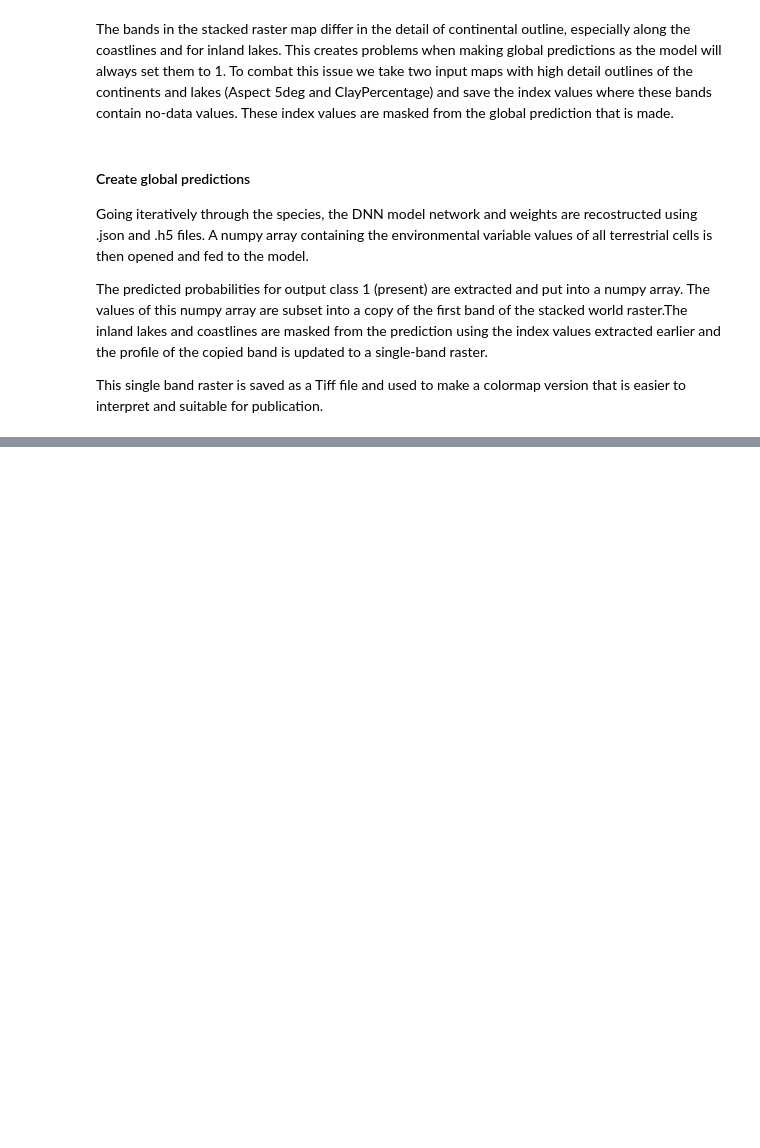
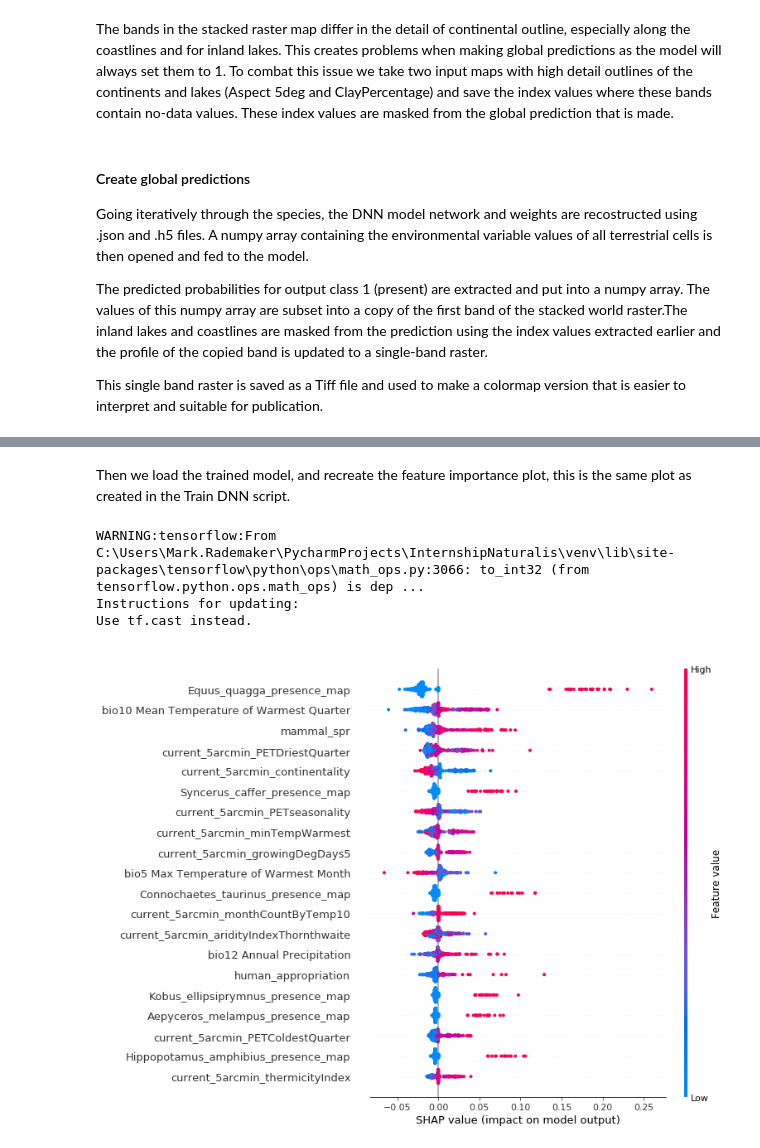
Before and after one commit to naturalis/trait-geo-diverse-dl, a Jupyter notebook: data_GIS_extended/script/5.Global_predictions_trained_DNN.ipynb, the cells around one changed output, grey strips where cells are left out. Cells and saved outputs as stored; diff of their text form; code cells hidden in the pictures; blank space fills up the shorter version.

```diff
--- a/data_GIS_extended/script/5.Global_predictions_trained_DNN.ipynb
+++ b/data_GIS_extended/script/5.Global_predictions_trained_DNN.ipynb
@@ -193,0 +258,41 @@ for species in taxa[:]:
+# %% [markdown]
+Then we load the trained model, and recreate the feature importance plot, this is the same plot as created in the Train DNN script.
+# %%
+##################
+# Load DNN model #
+##################
+
+json_file = open(file_dir+'/results/{}/{}_model.json'.format(spec,spec),'r')
+loaded_model_json = json_file.read()
+json_file.close()
+loaded_model = model_from_json(loaded_model_json)
+
+#load weights into new model
+loaded_model.load_weights(file_dir+'/results/{}/{}_model.h5'.format(spec,spec))
+
+#compile model
+loaded_model.compile(loss='categorical_crossentropy', optimizer=Adam(lr=0.001), metrics=['accuracy'])
+
+######################
+# Feature importance #
+######################
+
+if int(len(X_train)) > 5000:
+    explainer=shap.DeepExplainer(model,shuffled_X_train)
+    test_set=pd.DataFrame(shuffled_X_test)
+    test_set.rename(columns=dict(zip(test_set.columns[0:185], variables)),inplace=True)
+
+    shap_values=explainer.shap_values(shuffled_X_test)
+    fig=shap.summary_plot(shap_values[1],test_set,show=False)
+    plt.show()
+
+else:
+    explainer=shap.DeepExplainer(loaded_model,X_train)
+    shap_values=explainer.shap_values(X_test)
+    fig=shap.summary_plot(shap_values[1],test_set,show=False)
+    plt.show()
+# %% [output]
+WARNING:tensorflow:From C:\Users\Mark.Rademaker\PycharmProjects\InternshipNaturalis\venv\lib\site-packages\tensorflow\python\ops\math_ops.py:3066: to_int32 (from tensorflow.python.ops.math_ops) is dep ...
+Instructions for updating:
+Use tf.cast instead.
+[figure, added]
```
Also changed, not shown: parts of 12 cells of this notebook, 6 other files.
